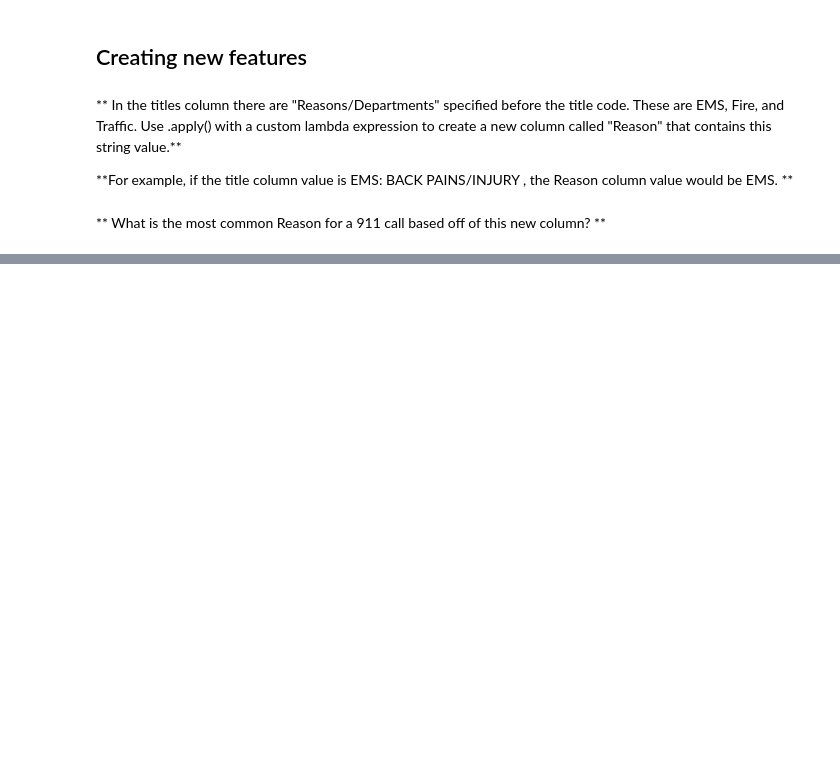
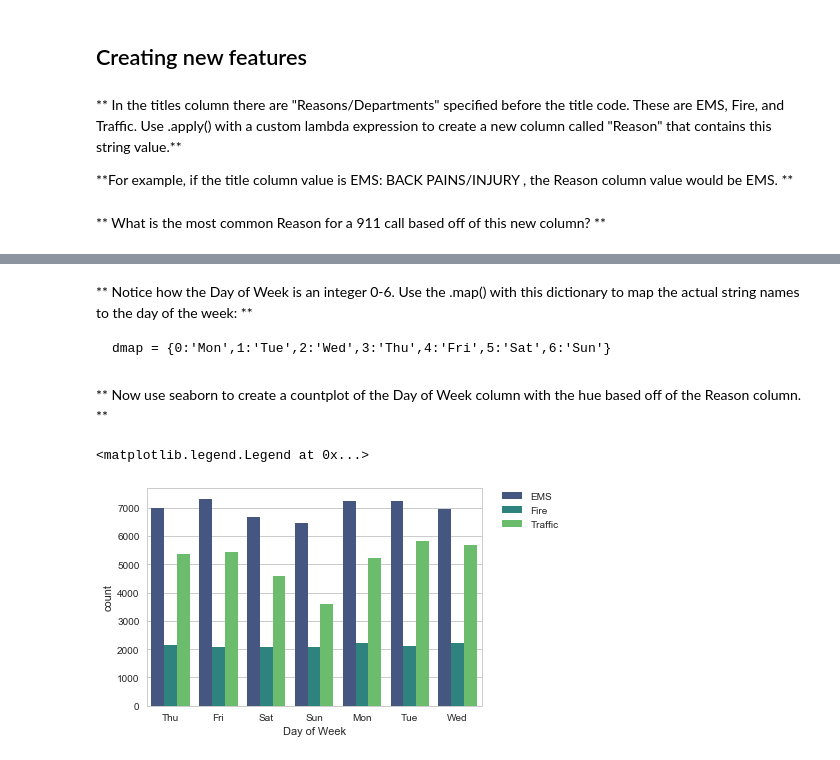
Before and after one commit to tyonas9/911-Calls---Data-Analysis, a Jupyter notebook: 911 Calls Data Capstone Project .ipynb, the cells around one changed output, grey strips where cells are left out. Drawn from its saved outputs; the diff is of its cells as text; code cells hidden in the pictures; blank space fills up the shorter version.

```diff
--- a/911 Calls Data Capstone Project .ipynb
+++ b/911 Calls Data Capstone Project .ipynb
@@ -103,0 +129,2 @@ df['title'].nunique()
+# %%
+df['timeStamp'] = pd.to_datetime(df['timeStamp'])
@@ -103,0 +138,22 @@ df['title'].nunique()
+# %%
+df['Hour'] = df['timeStamp'].apply(lambda time: time.hour)
+df['Month'] = df['timeStamp'].apply(lambda time: time.month)
+df['Day of Week'] = df['timeStamp'].apply(lambda time: time.dayofweek)
+# %% [markdown]
+** Notice how the Day of Week is an integer 0-6. Use the .map() with this dictionary to map the actual string names to the day of the week: **
+
+    dmap = {0:'Mon',1:'Tue',2:'Wed',3:'Thu',4:'Fri',5:'Sat',6:'Sun'}
+# %%
+dmap = {0:'Mon',1:'Tue',2:'Wed',3:'Thu',4:'Fri',5:'Sat',6:'Sun'}
+# %%
+df['Day of Week'] = df['Day of Week'].map(dmap)
+# %% [markdown]
+** Now use seaborn to create a countplot of the Day of Week column with the hue based off of the Reason column. **
+# %%
+sns.countplot(x='Day of Week',data=df,hue='Reason',palette='viridis')
+
+#To relocate the legend
+plt.legend(bbox_to_anchor=(1.05, 1), loc=2, borderaxespad=0.)
+# %% [output]
+<matplotlib.legend.Legend at 0x...>
+[figure, added]
```
Also changed, not shown: parts of 71 cells of this notebook.
